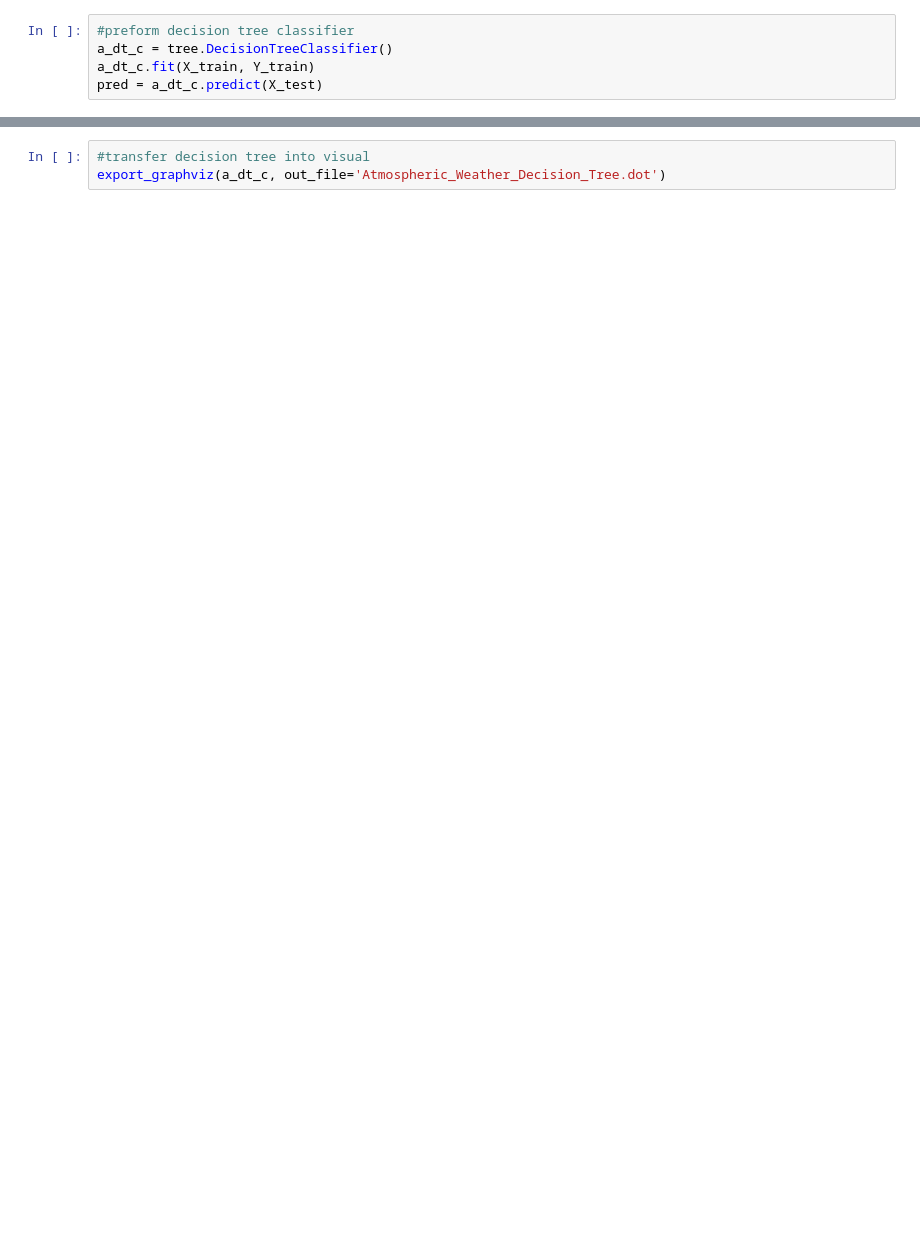
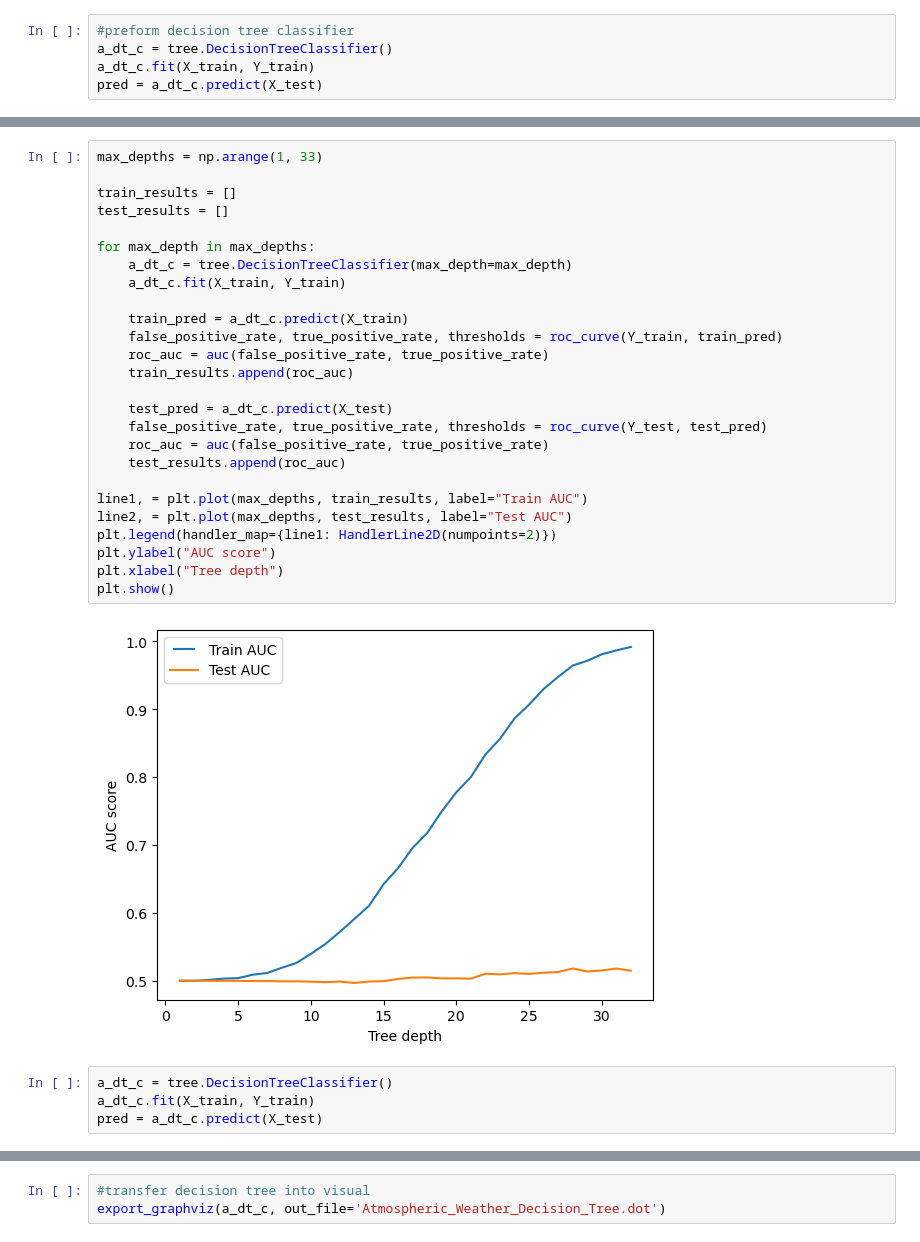
Before and after one commit to Fraolabebe/Team-SkySci-Analytics, a Jupyter notebook: ML Application and Analysis/ML atmospheric analysis/Atmospheric Weather Data Decision Tree.ipynb, the cells around one changed output, grey strips where cells are left out. Saved outputs shown, nothing was run; the diff lists cells and outputs as text; blank space fills up the shorter version.

```diff
--- a/ML Application and Analysis/ML atmospheric analysis/Atmospheric Weather Data Decision Tree.ipynb
+++ b/ML Application and Analysis/ML atmospheric analysis/Atmospheric Weather Data Decision Tree.ipynb
@@ -40,3 +50,35 @@ pred = a_dt_c.predict(X_test)
+# %%
+max_depths = np.arange(1, 33)
+
+train_results = []
+test_results = []
+
+for max_depth in max_depths:
+    a_dt_c = tree.DecisionTreeClassifier(max_depth=max_depth)
+    a_dt_c.fit(X_train, Y_train)
+
+    train_pred = a_dt_c.predict(X_train)
+    false_positive_rate, true_positive_rate, thresholds = roc_curve(Y_train, train_pred)
+    roc_auc = auc(false_positive_rate, true_positive_rate)
+    train_results.append(roc_auc)
+
+    test_pred = a_dt_c.predict(X_test)
+    false_positive_rate, true_positive_rate, thresholds = roc_curve(Y_test, test_pred)
+    roc_auc = auc(false_positive_rate, true_positive_rate)
+    test_results.append(roc_auc)
+
+line1, = plt.plot(max_depths, train_results, label="Train AUC")
+line2, = plt.plot(max_depths, test_results, label="Test AUC")
+plt.legend(handler_map={line1: HandlerLine2D(numpoints=2)})
+plt.ylabel("AUC score")
+plt.xlabel("Tree depth")
+plt.show()
+# %% [output]
+[figure, added]
+# %%
+a_dt_c = tree.DecisionTreeClassifier()
+a_dt_c.fit(X_train, Y_train)
+pred = a_dt_c.predict(X_test)
 # %%
 #show results
 print('Accuracy Score: ', accuracy_score(Y_test,pred))
```
Also changed, not shown: parts of 16 cells of this notebook, 1 other file.
